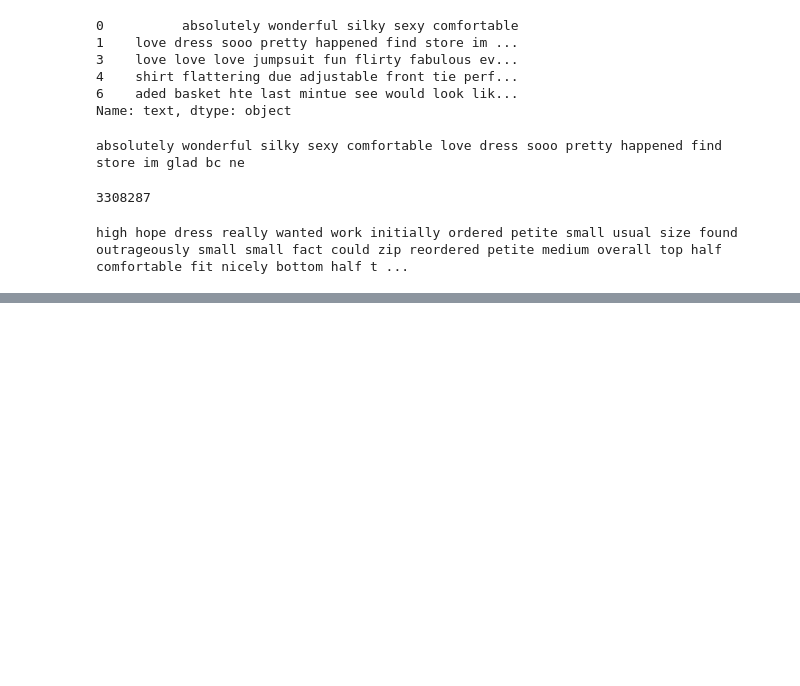
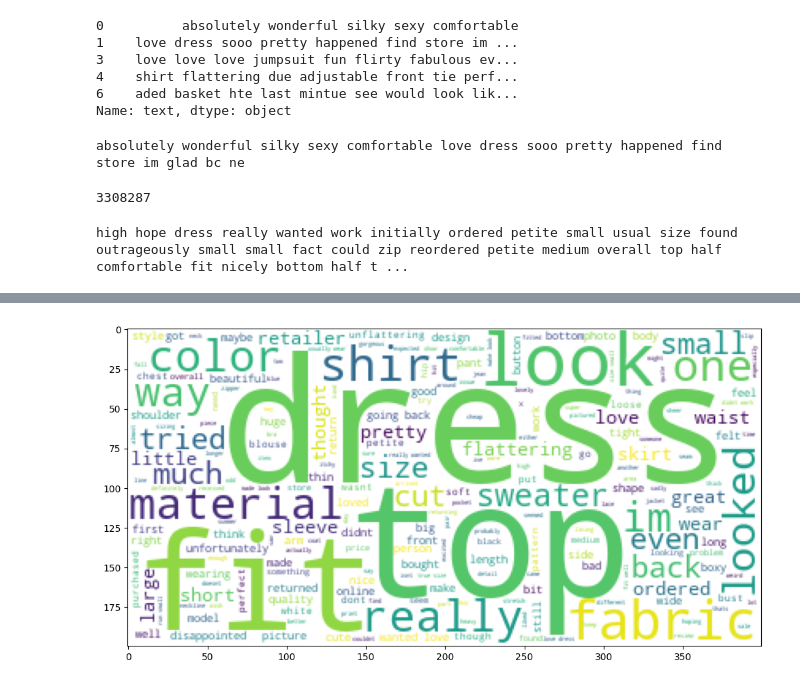
Before and after one commit to itzuditsharma/Sentiment-Analysis-Alexa, a Jupyter notebook: Clothing/main.ipynb, the cells around one changed output, grey strips where cells are left out. Cells and saved outputs as stored; diff of their text form; code cells hidden in the pictures; blank space fills up the shorter version.

```diff
--- a/Clothing/main.ipynb
+++ b/Clothing/main.ipynb
@@ -476,0 +495,6 @@ high hope dress really wanted work initially ordered petite small usual size fou
+# %%
+plt.figure(figsize=(12,12))
+plt.imshow(negative_wordcloud)
+plt.show()
+# %% [output]
+[figure, added]
```
Also changed, not shown: parts of 20 cells of this notebook.
